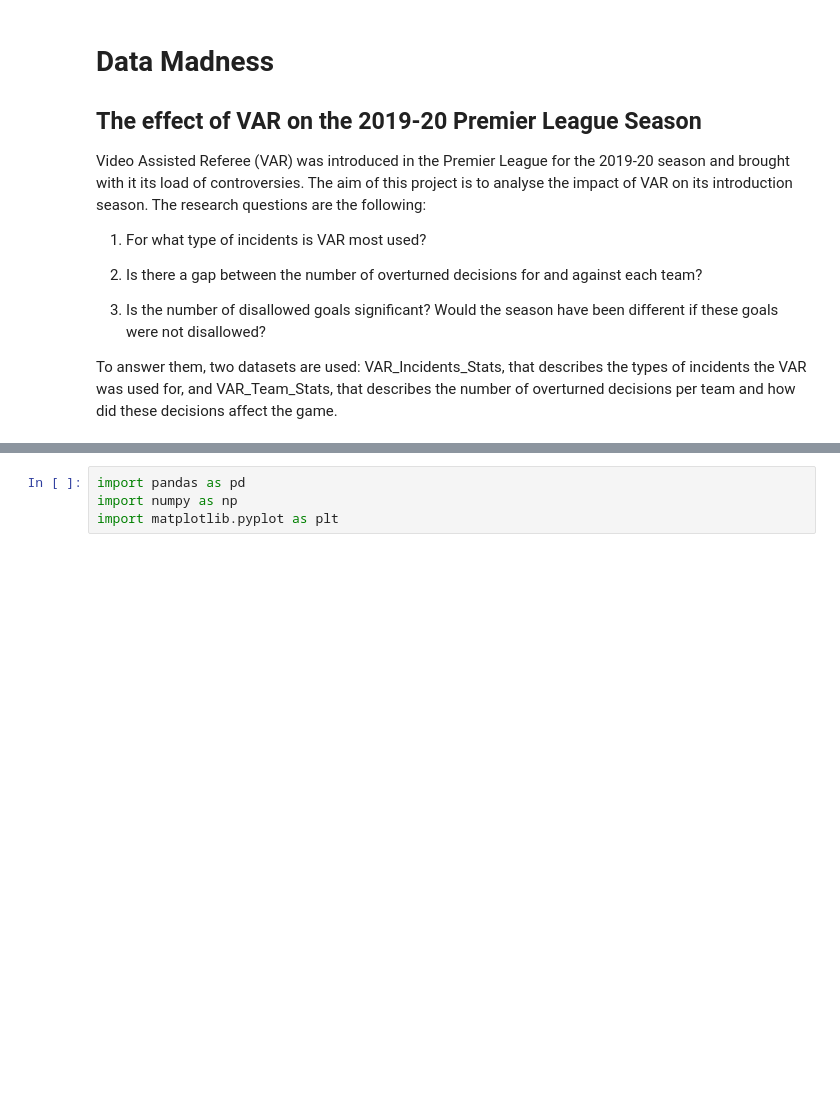
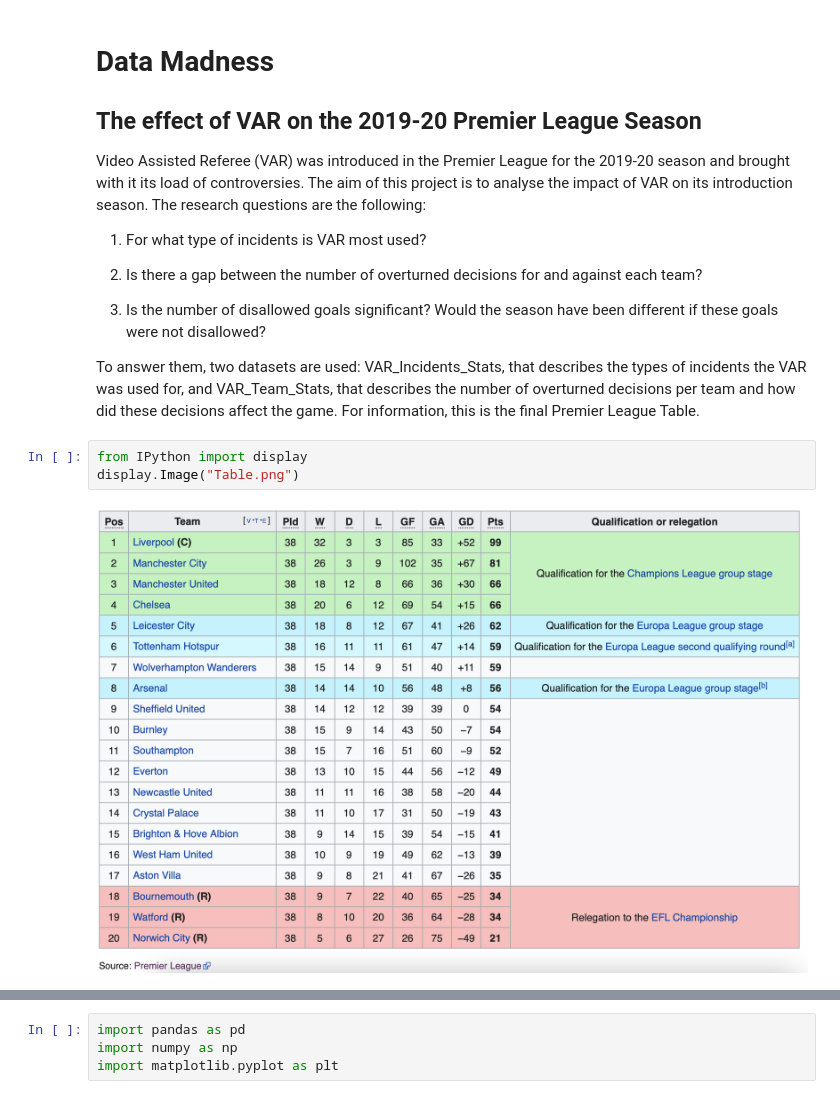
Before and after one commit to julelia/DataMadness, a Jupyter notebook: Data Madness.ipynb, the cells around one changed output, grey strips where cells are left out. Cells and saved outputs as stored; diff of their text form; blank space fills up the shorter version.

```diff
--- a/Data Madness.ipynb
+++ b/Data Madness.ipynb
@@ -11,3 +11,9 @@ Video Assisted Referee (VAR) was introduced in the Premier League for the 2019-2
 3. Is the number of disallowed goals significant? Would the season have been different if these goals were not disallowed?
 
 To answer them, two datasets are used: VAR_Incidents_Stats, that describes the types of incidents the VAR was used for, and VAR_Team_Stats, that describes the number of overturned decisions per team and how did these decisions affect the game.
+For information, this is the final Premier League Table.
+# %%
+from IPython import display
+display.Image("Table.png")
+# %% [output]
+[figure, added]
```
Also changed, not shown: parts of 3 cells of this notebook.
